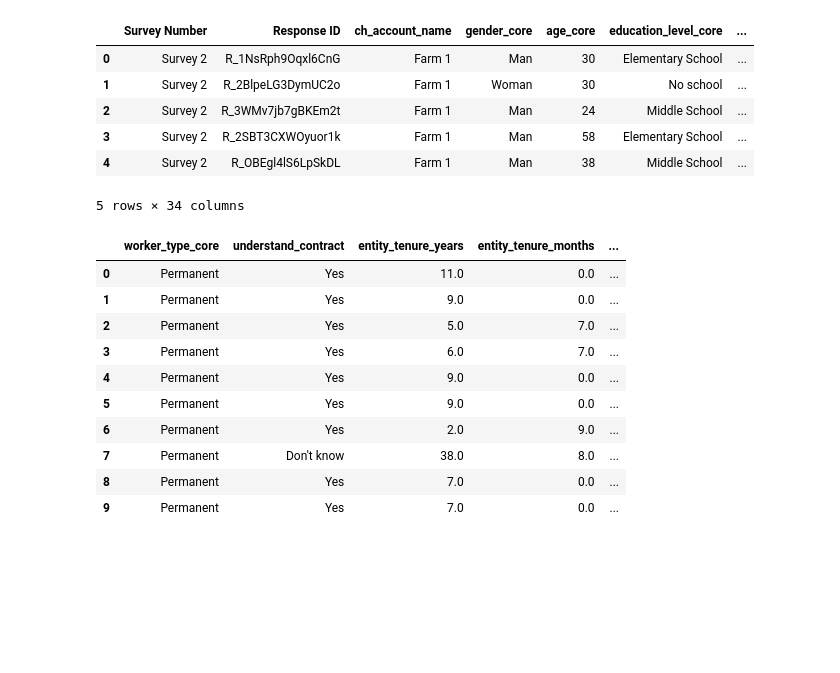
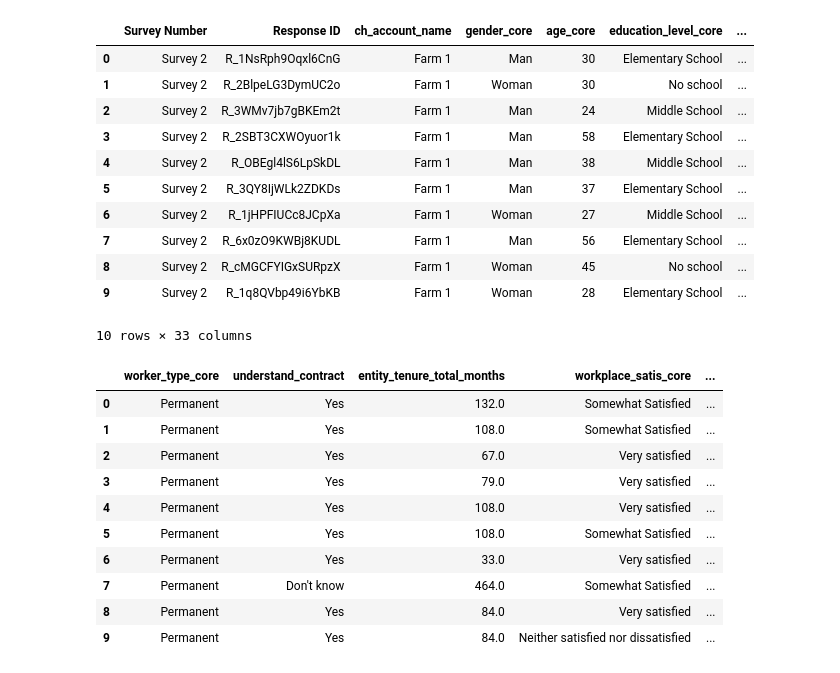
Before and after one commit to andreabassetti/fairtrade, a Jupyter notebook: fairtrade_clean_data.ipynb, the cells around one changed output. Cells and saved outputs as stored; diff of their text form; code cells hidden in the pictures; blank space fills up the shorter version.

```diff
--- a/fairtrade_clean_data.ipynb
+++ b/fairtrade_clean_data.ipynb
@@ -3,39 +3,44 @@ import numpy as np
 import pandas as pd
 # %%
 # Load the data
-fairtrade_data = "IRL_ClassProjectData_220210.xlsx"
-fairtrade_df = pd.read_excel(fairtrade_data)
-fairtrade_df.head()
+file_path=("Resources/IRL_ClassProjectData_220210.xlsx")
+fairtrade_df=pd.read_excel(file_path)
+
+fairtrade_df.head(10)
 # %% [output]
 |  | Survey Number | Response ID | ch_account_name | gender_core | age_core | education_level_core | ... |
 | 0 | Survey 2 | R_1NsRph9Oqxl6CnG | Farm 1 | Man | 30 | Elementary School | ... |
 | 1 | Survey 2 | R_2BlpeLG3DymUC2o | Farm 1 | Woman | 30 | No school | ... |
 | 2 | Survey 2 | R_3WMv7jb7gBKEm2t | Farm 1 | Man | 24 | Middle School | ... |
 | 3 | Survey 2 | R_2SBT3CXWOyuor1k | Farm 1 | Man | 58 | Elementary School | ... |
 | 4 | Survey 2 | R_OBEgl4lS6LpSkDL | Farm 1 | Man | 38 | Middle School | ... |
+| 5 | Survey 2 | R_3QY8IjWLk2ZDKDs | Farm 1 | Man | 37 | Elementary School | ... |
+| 6 | Survey 2 | R_1jHPFIUCc8JCpXa | Farm 1 | Woman | 27 | Middle School | ... |
+| 7 | Survey 2 | R_6x0zO9KWBj8KUDL | Farm 1 | Man | 56 | Elementary School | ... |
+| 8 | Survey 2 | R_cMGCFYIGxSURpzX | Farm 1 | Woman | 45 | No school | ... |
+| 9 | Survey 2 | R_1q8QVbp49i6YbKB | Farm 1 | Woman | 28 | Elementary School | ... |
-5 rows × 34 columns
+10 rows × 33 columns
 # %%
 # Change column names
-fairtrade_df.rename(columns = {'entity_tenure - Years':'entity_tenure_years',
-                               'entity_tenure - Months':'entity_tenure_months'}, inplace = True)
+fairtrade_df.rename(columns = {'entity_tenure - Months':'entity_tenure_total_months'}, inplace = True)
 
 # Drop columns
 fairtrade_df.drop(['Survey Number','Response ID','ch_account_name','gender_core','age_core',
                    'education_level_core','entity_seasons','work_last_season_tf','num_week_income_core_usd',
                    'num_week_income_core_mxn','weeks_per_year','income_change_core','save_money_tf_core',
                    'financial_resilience_core','unsafe_reason_ms_core','management_complaint_treatment_core',
-                   'leadership_feedback_core','leadership_satisfaction_core','Unnamed: 33'], axis=1, inplace=True)
+                   'leadership_feedback_core','leadership_satisfaction_core','Unnamed: 32'], axis=1, inplace=True)
 
 fairtrade_df.head(10)
 # %% [output]
-|  | worker_type_core | understand_contract | entity_tenure_years | entity_tenure_months | ... |
-| 0 | Permanent | Yes | 11.0 | 0.0 | ... |
-| 1 | Permanent | Yes | 9.0 | 0.0 | ... |
-| 2 | Permanent | Yes | 5.0 | 7.0 | ... |
-| 3 | Permanent | Yes | 6.0 | 7.0 | ... |
-| 4 | Permanent | Yes | 9.0 | 0.0 | ... |
-| 5 | Permanent | Yes | 9.0 | 0.0 | ... |
-| 6 | Permanent | Yes | 2.0 | 9.0 | ... |
-| 7 | Permanent | Don't know | 38.0 | 8.0 | ... |
-| 8 | Permanent | Yes | 7.0 | 0.0 | ... |
-| 9 | Permanent | Yes | 7.0 | 0.0 | ... |
+|  | worker_type_core | understand_contract | entity_tenure_total_months | workplace_satis_core | ... |
+| 0 | Permanent | Yes | 132.0 | Somewhat Satisfied | ... |
+| 1 | Permanent | Yes | 108.0 | Somewhat Satisfied | ... |
+| 2 | Permanent | Yes | 67.0 | Very satisfied | ... |
+| 3 | Permanent | Yes | 79.0 | Very satisfied | ... |
+| 4 | Permanent | Yes | 108.0 | Very satisfied | ... |
+| 5 | Permanent | Yes | 108.0 | Somewhat Satisfied | ... |
+| 6 | Permanent | Yes | 33.0 | Very satisfied | ... |
+| 7 | Permanent | Don't know | 464.0 | Somewhat Satisfied | ... |
+| 8 | Permanent | Yes | 84.0 | Very satisfied | ... |
+| 9 | Permanent | Yes | 84.0 | Neither satisfied nor dissatisfied | ... |
```
Also changed, not shown: parts of 6 cells of this notebook.
